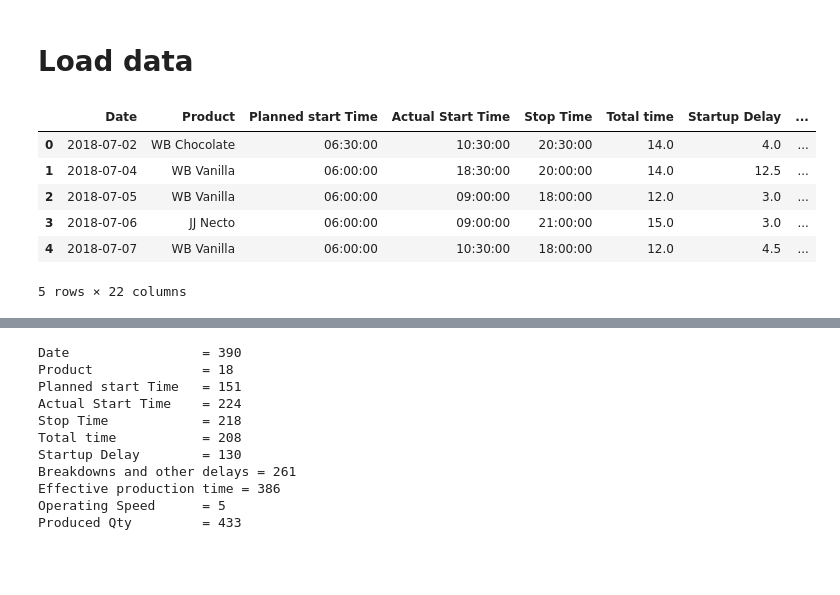
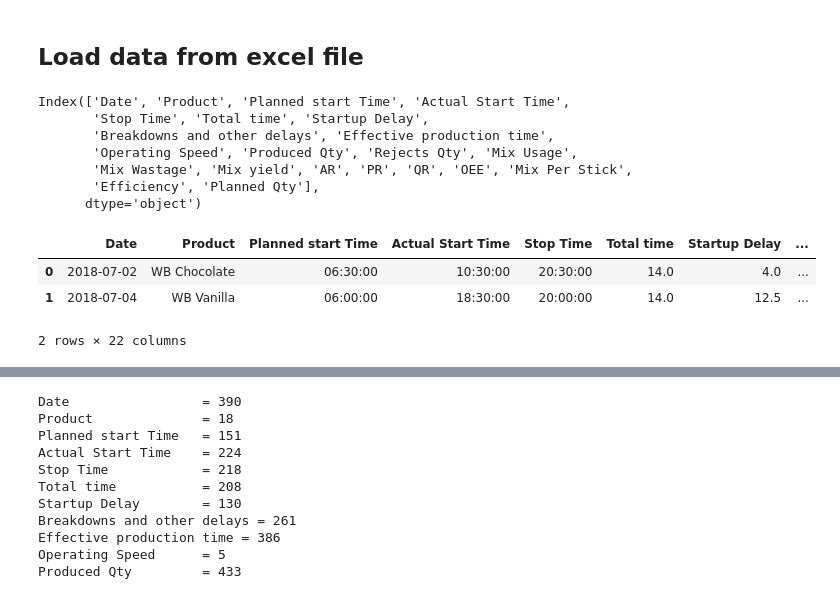
Before and after one commit to CodeProcessor/In20-S1-CS5617-project-1, a Jupyter notebook: Analysis.ipynb, the cells around one changed output, grey strips where cells are left out. Drawn from its saved outputs; the diff is of its cells as text; code cells hidden in the pictures; blank space fills up the shorter version.

```diff
--- a/Analysis.ipynb
+++ b/Analysis.ipynb
@@ -1,15 +1,20 @@
 # %%
 import pandas as pd
 # %% [markdown]
-# Load data
+## Load data from excel file
 # %%
 df = pd.read_excel('../data/Production Data Versaline.xlsx')
-df.head()
+print(df.columns)
+df.head(2)
 # %% [output]
+Index(['Date', 'Product', 'Planned start Time', 'Actual Start Time',
+       'Stop Time', 'Total time', 'Startup Delay',
+       'Breakdowns and other delays', 'Effective production time',
+       'Operating Speed', 'Produced Qty', 'Rejects Qty', 'Mix Usage',
+       'Mix Wastage', 'Mix yield', 'AR', 'PR', 'QR', 'OEE', 'Mix Per Stick',
+       'Efficiency', 'Planned Qty'],
+      dtype='object')
 |  | Date | Product | Planned start Time | Actual Start Time | Stop Time | Total time | Startup Delay | ... |
 | 0 | 2018-07-02 | WB Chocolate | 06:30:00 | 10:30:00 | 20:30:00 | 14.0 | 4.0 | ... |
 | 1 | 2018-07-04 | WB Vanilla | 06:00:00 | 18:30:00 | 20:00:00 | 14.0 | 12.5 | ... |
-| 2 | 2018-07-05 | WB Vanilla | 06:00:00 | 09:00:00 | 18:00:00 | 12.0 | 3.0 | ... |
-| 3 | 2018-07-06 | JJ Necto | 06:00:00 | 09:00:00 | 21:00:00 | 15.0 | 3.0 | ... |
-| 4 | 2018-07-07 | WB Vanilla | 06:00:00 | 10:30:00 | 18:00:00 | 12.0 | 4.5 | ... |
-5 rows × 22 columns
+2 rows × 22 columns
```
Also changed, not shown: parts of 19 cells of this notebook.
